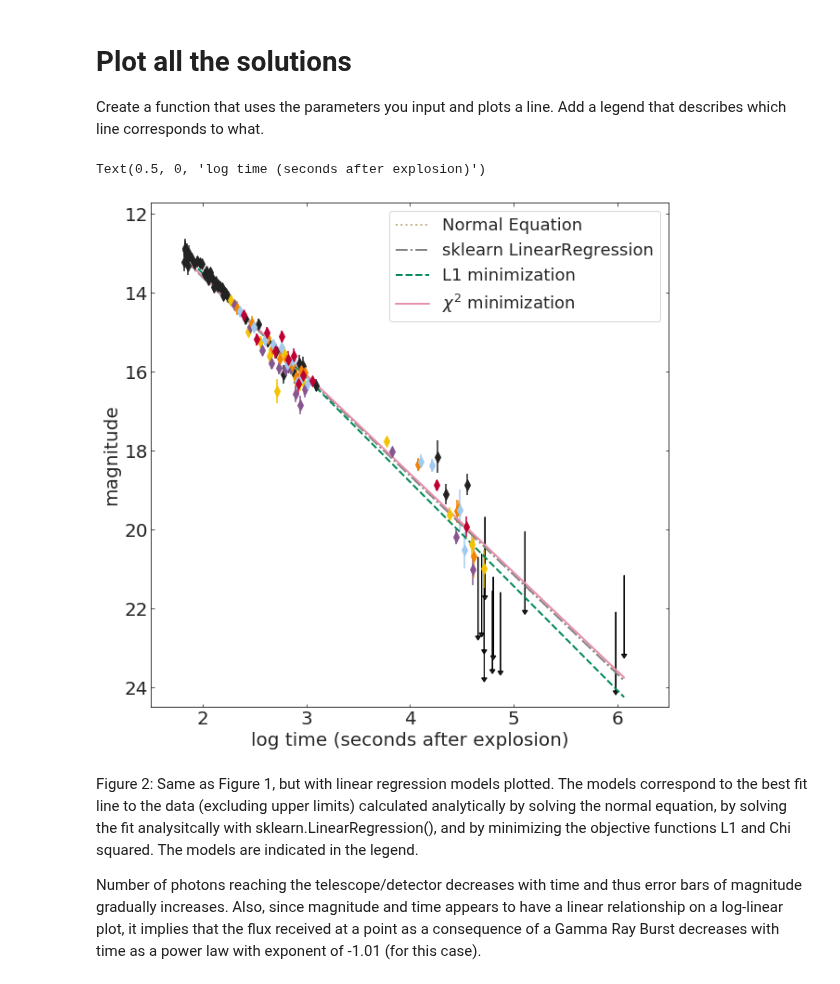
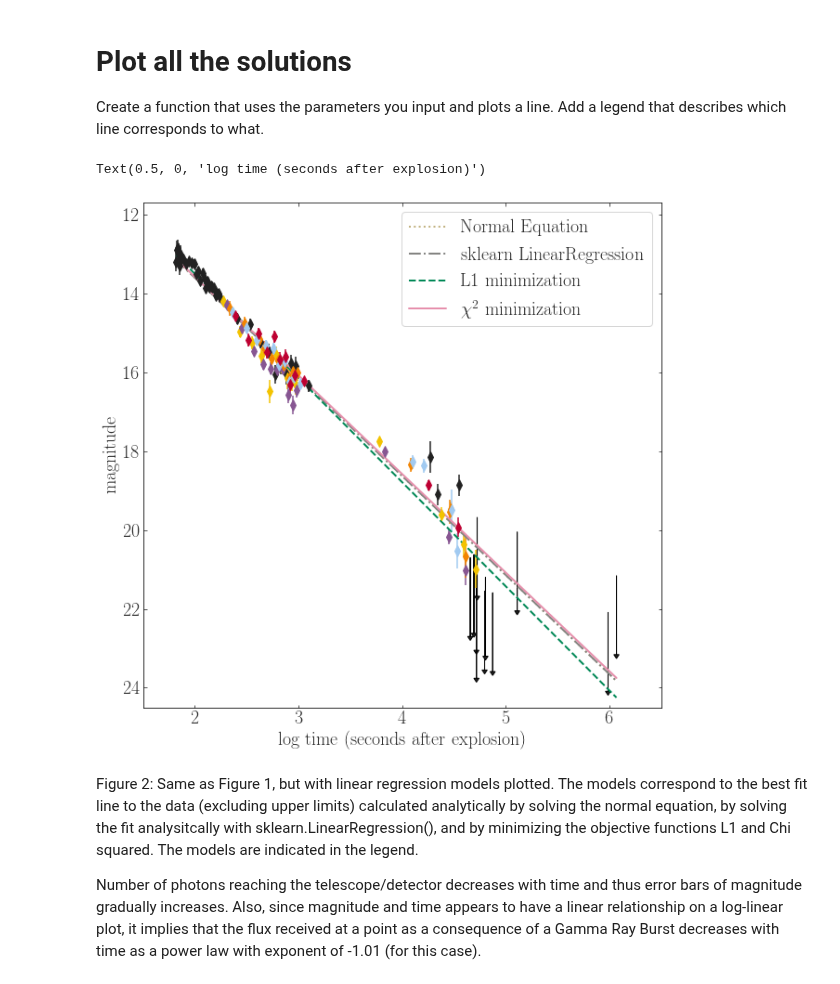
Before and after one commit to ahmadryan/MLTSA_RQudsi, a Jupyter notebook: HW1_RQudsi/HW1_RQudsi.ipynb, the cells around one changed output. Drawn from its saved outputs; the diff is of its cells as text; code cells hidden in the pictures.

```diff
--- a/HW1_RQudsi/HW1_RQudsi.ipynb
+++ b/HW1_RQudsi/HW1_RQudsi.ipynb
@@ -64,3 +90,9 @@ Plot the data with different colors for different photometric bands.
+# %%
+# Set the fontstyle to Times New Roman
+
+font = { 'family' : 'Times New Roman', 'weight' : 'normal', 'size' : 10 }
+plt.rc( 'font', **font )
+plt.rc('text', usetex=True)
 # %%
 #create a figure container and an axis object inside of it
 ax = pl.figure(figsize=(10,10)).add_subplot(111)
@@ -71,7 +103,7 @@ ax = pl.figure(figsize=(10,10)).add_subplot(111)
 for f in grbAG["filter"].unique():
 
     new_df = grbAG.loc[grbAG["filter"] == f ]
-    pl.errorbar( new_df.logtime, new_df.mag, yerr=new_df.magerr, ls='', marker='d', ms=8, label=f )
+    pl.errorbar( new_df.logtime, new_df.mag, yerr=new_df.magerr, ls='', marker='d', ms=10, label=f )
 
 
 # plot the upperlimits as arrows
@@ -83,9 +115,12 @@ for i in grbAG[grbAG.upperlimit == 1].index:
 
 # I am going to invert the y axis because the "magnitude" measurement is an inverse scale: brighter is smaller
 pl.ylim(24,11.7)
-pl.legend()
+pl.legend( fontsize=20)
+
+ax.tick_params( axis='both', which='both', direction='in', labelsize=20 )
 
 #Always rememebr you axis labels!!
+
 pl.ylabel("magnitude", fontsize=20)
 pl.xlabel("log time", fontsize=20);
 # %% [output]
@@ -246,35 +280,37 @@ for f in grbAG["filter"].unique():
 # plot the upperlimits as arrows
 nuplim = grbAG.mag.isna().sum()
 for i in grbAG[grbAG.upperlimit == 1].index:
     pl.arrow(grbAG.loc[i].logtime,
              grbAG.loc[i].magerr, 0, 2,
             head_width=0.05, head_length=0.1, ec='k')
 
 #plot the models
 
 x_all = grbAG.logtime
 
 #normal equation
 plotline( x_all, theta_best[1], theta_best[0], ls=':', label='Normal Equation' )
 
 #sklearn
 plotline( x_all, lr.coef_[1], lr.intercept_, ls='-.', label='sklearn LinearRegression' )
 
 #minimize L1
 plotline( x_all, l1Solution.x[0], l1Solution.x[1], ls='--', label='L1 minimization' )
 
 #minimize chi2
 plotline( x_all, chi2Solution.x[0], chi2Solution.x[1], ls='-', label=r'$\chi^2$ minimization' )
 
-pl.legend( fontsize=18 )
+pl.legend( fontsize=20 )
+
+plt.tick_params( axis='both', which='both', direction='in',labelsize=20)
 
 pl.ylim(24.5,11.7)
 pl.xlim(1.5, 6.5)
 pl.ylabel("magnitude", fontsize=20)
 pl.xlabel("log time (seconds after explosion)", fontsize=20)
 # %% [output]
 Text(0.5, 0, 'log time (seconds after explosion)')
-[figure, old version]
+[figure, new version]
 # %% [markdown]
 Figure 2: Same as Figure 1, but with linear regression models plotted. The models correspond to the best fit line to the data (excluding upper limits) calculated analytically by solving the normal equation, by solving the fit analysitcally with sklearn.LinearRegression(), and by minimizing the objective functions L1 and Chi squared. The models are indicated in the legend.
 
```
Also changed, not shown: parts of 4 cells of this notebook.
